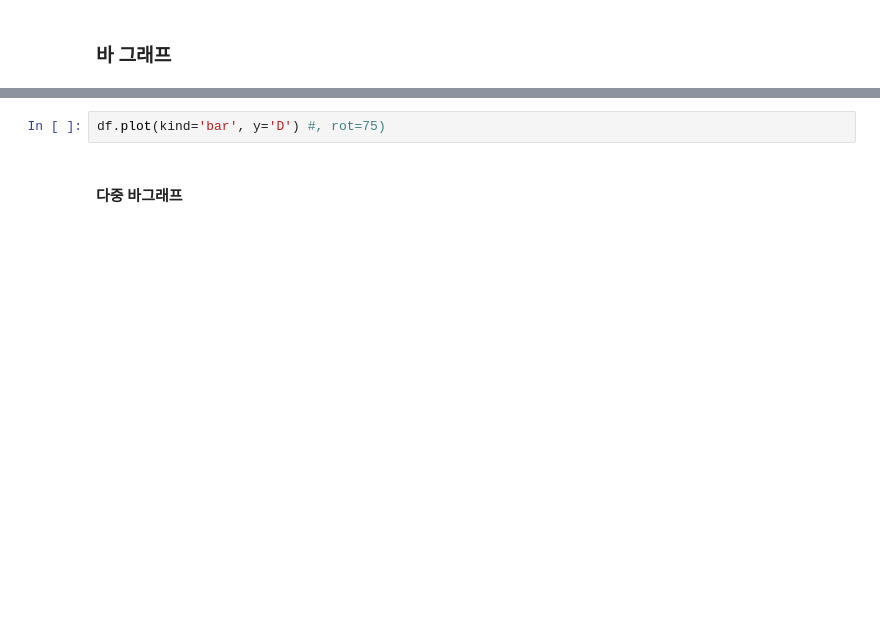
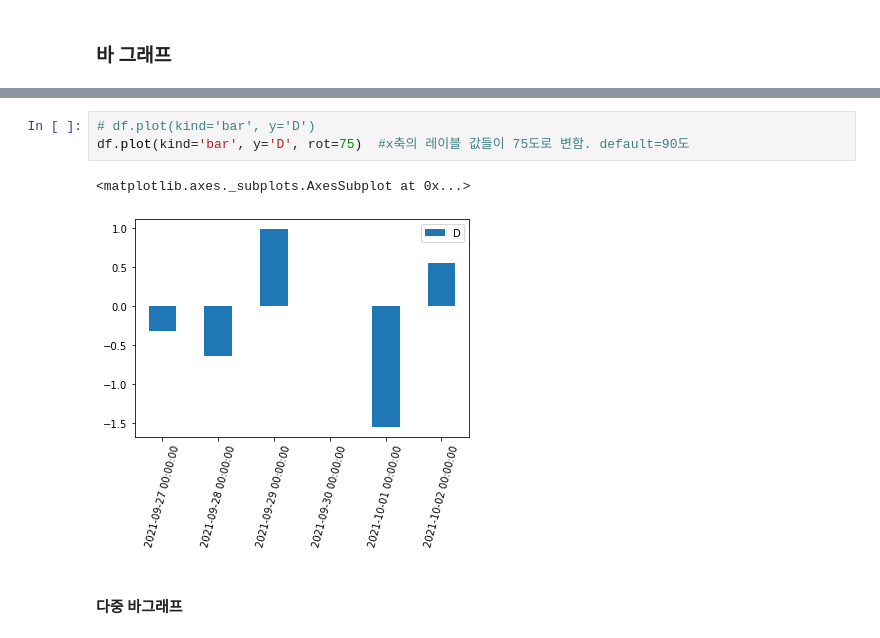
Before and after one commit to jiseon0516/pdm19, a Jupyter notebook: py-pandas/pandas_4_visualizing_df.ipynb, the cells around one changed output, grey strips where cells are left out. Saved outputs shown, nothing was run; the diff lists cells and outputs as text; blank space fills up the shorter version.

```diff
--- a/py-pandas/pandas_4_visualizing_df.ipynb
+++ b/py-pandas/pandas_4_visualizing_df.ipynb
@@ -130,5 +145,9 @@ df['D'].plot.bar()
 # %%
-df.plot(kind='bar', y='D') #, rot=75)
+# df.plot(kind='bar', y='D')
+df.plot(kind='bar', y='D', rot=75)  #x축의 레이블 값들이 75도로 변함. default=90도
+# %% [output]
+<matplotlib.axes._subplots.AxesSubplot at 0x...>
+[figure, added]
 # %% [markdown]
 #### 다중 바그래프
 # %%
```
Also changed, not shown: parts of 20 cells of this notebook.
